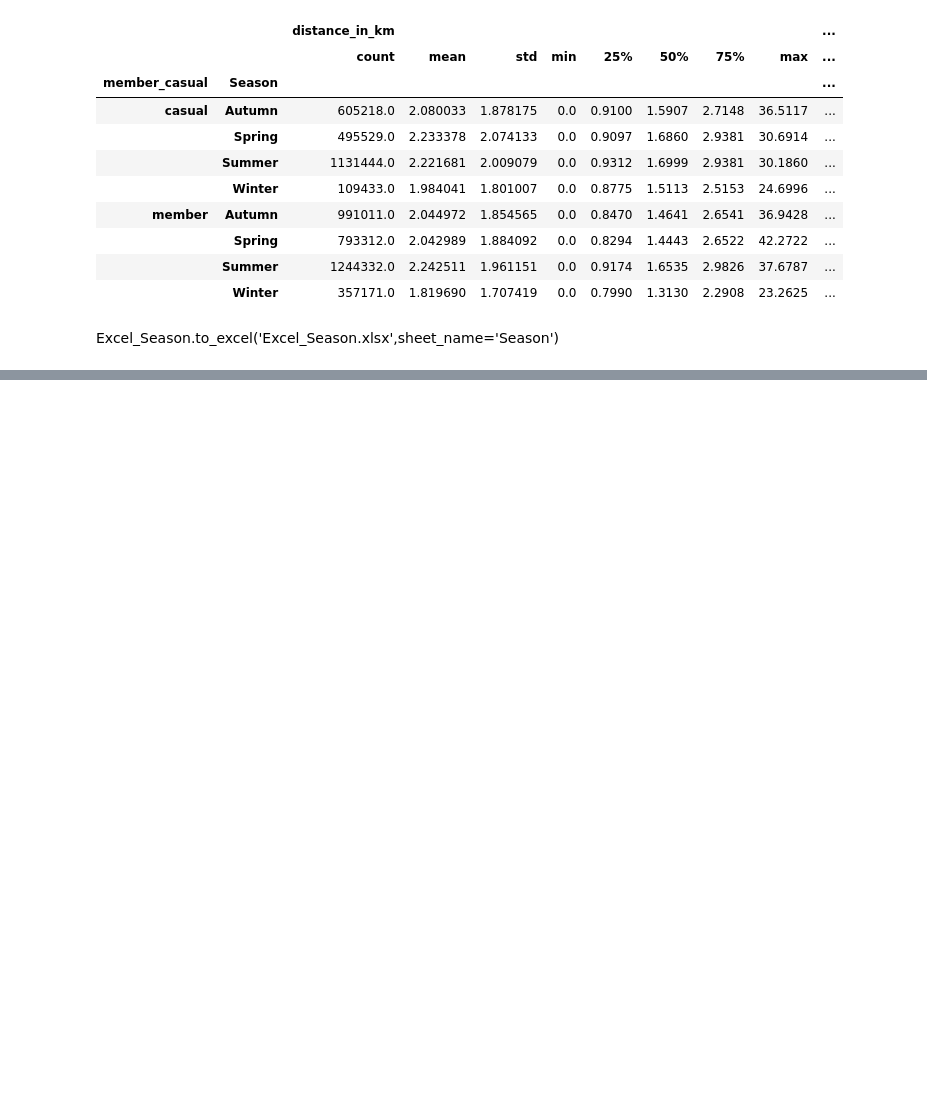
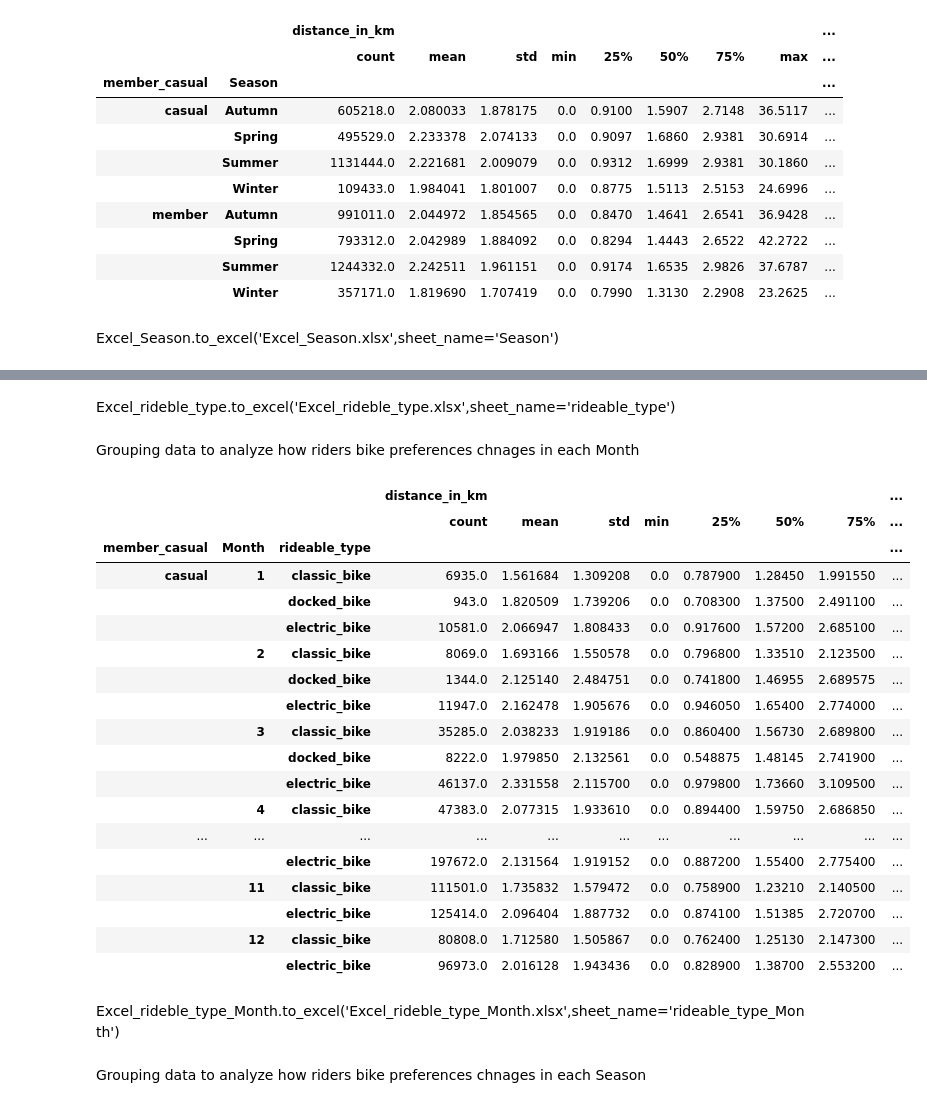
Before and after one commit to Sandeep962/Cyclistic-Bike-Sharing-Company-Case-Study, a Jupyter notebook: BikeSharingDataExploratoryAnalysis1.ipynb, the cells around one changed output, grey strips where cells are left out. Cells and saved outputs as stored; diff of their text form; code cells hidden in the pictures; blank space fills up the shorter version.

```diff
--- a/BikeSharingDataExploratoryAnalysis1.ipynb
+++ b/BikeSharingDataExploratoryAnalysis1.ipynb
@@ -502,0 +545,34 @@ Excel_Season.to_excel('Excel_Season.xlsx',sheet_name='Season')
+# %% [markdown]
+Excel_rideble_type.to_excel('Excel_rideble_type.xlsx',sheet_name='rideable_type')
+# %% [markdown]
+Grouping data to analyze how riders bike preferences chnages in each Month
+# %%
+member_casual_grouped_rideable_type_month = cleaned_data.groupby(["member_casual","Month","rideable_type"])
+# %%
+Excel_rideble_type_Month = member_casual_grouped_rideable_type_month[['distance_in_km','Trip_Duration_in_time']].describe()
+# %%
+Excel_rideble_type_Month
+# %% [output]
+|  |  |  | distance_in_km |  |  |  |  |  |  | ... |
+|  |  |  | count | mean | std | min | 25% | 50% | 75% | ... |
+| member_casual | Month | rideable_type |  |  |  |  |  |  |  | ... |
+| casual | 1 | classic_bike | 6935.0 | 1.561684 | 1.309208 | 0.0 | 0.787900 | 1.28450 | 1.991550 | ... |
+|  |  | docked_bike | 943.0 | 1.820509 | 1.739206 | 0.0 | 0.708300 | 1.37500 | 2.491100 | ... |
+|  |  | electric_bike | 10581.0 | 2.066947 | 1.808433 | 0.0 | 0.917600 | 1.57200 | 2.685100 | ... |
+|  | 2 | classic_bike | 8069.0 | 1.693166 | 1.550578 | 0.0 | 0.796800 | 1.33510 | 2.123500 | ... |
+|  |  | docked_bike | 1344.0 | 2.125140 | 2.484751 | 0.0 | 0.741800 | 1.46955 | 2.689575 | ... |
+|  |  | electric_bike | 11947.0 | 2.162478 | 1.905676 | 0.0 | 0.946050 | 1.65400 | 2.774000 | ... |
+|  | 3 | classic_bike | 35285.0 | 2.038233 | 1.919186 | 0.0 | 0.860400 | 1.56730 | 2.689800 | ... |
+|  |  | docked_bike | 8222.0 | 1.979850 | 2.132561 | 0.0 | 0.548875 | 1.48145 | 2.741900 | ... |
+|  |  | electric_bike | 46137.0 | 2.331558 | 2.115700 | 0.0 | 0.979800 | 1.73660 | 3.109500 | ... |
+|  | 4 | classic_bike | 47383.0 | 2.077315 | 1.933610 | 0.0 | 0.894400 | 1.59750 | 2.686850 | ... |
+| ... | ... | ... | ... | ... | ... | ... | ... | ... | ... | ... |
+|  |  | electric_bike | 197672.0 | 2.131564 | 1.919152 | 0.0 | 0.887200 | 1.55400 | 2.775400 | ... |
+|  | 11 | classic_bike | 111501.0 | 1.735832 | 1.579472 | 0.0 | 0.758900 | 1.23210 | 2.140500 | ... |
+|  |  | electric_bike | 125414.0 | 2.096404 | 1.887732 | 0.0 | 0.874100 | 1.51385 | 2.720700 | ... |
+|  | 12 | classic_bike | 80808.0 | 1.712580 | 1.505867 | 0.0 | 0.762400 | 1.25130 | 2.147300 | ... |
+|  |  | electric_bike | 96973.0 | 2.016128 | 1.943436 | 0.0 | 0.828900 | 1.38700 | 2.553200 | ... |
+# %% [markdown]
+Excel_rideble_type_Month.to_excel('Excel_rideble_type_Month.xlsx',sheet_name='rideable_type_Month')
+# %% [markdown]
+Grouping data to analyze how riders bike preferences chnages in each Season
```
Also changed, not shown: parts of 32 cells of this notebook.
